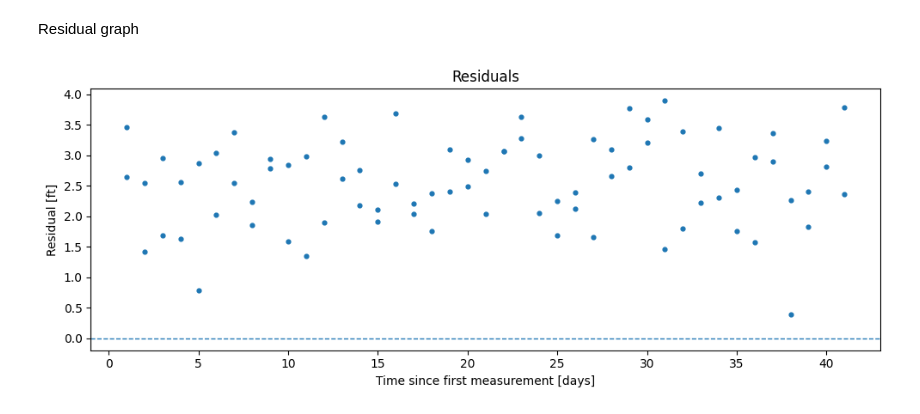
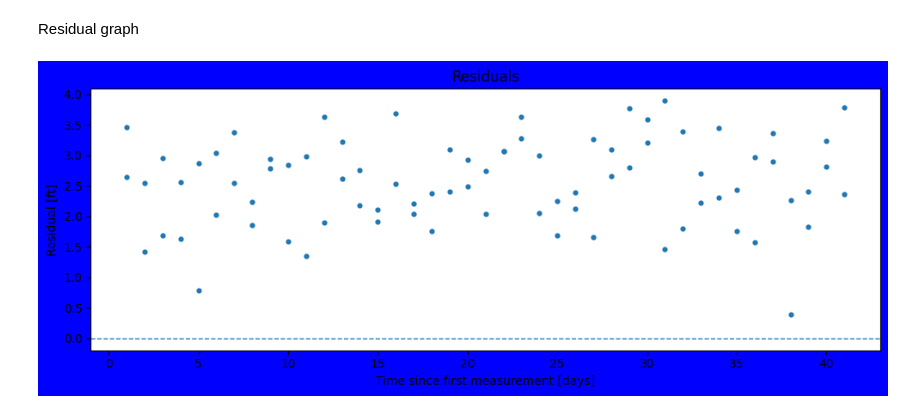
Before and after one commit to PrIceZeng-816/ASTR_19_Project, a Jupyter notebook: Project.ipynb, the cells around one changed output. Cells and saved outputs as stored; diff of their text form; code cells hidden in the pictures.

```diff
--- a/Project.ipynb
+++ b/Project.ipynb
@@ -117,14 +118,14 @@ std_resid = np.std(resid, ddof=1)
 # %% [markdown]
 Residual graph
 # %%
-plt.figure(figsize=(10,4),facecolor="white")
+    plt.figure(figsize=(10,4),facecolor="blue")
 plt.axhline(0, ls="--", lw=1)
 plt.scatter(t_plot_day, resid, s=12)
 plt.xlabel("Time since first measurement [days]")
 plt.ylabel("Residual [ft]")
 plt.title("Residuals")
 plt.tight_layout()
-plt.savefig("Residuals.pdf")
+plt.savefig("Residuals.pdf") # save as pdf
 plt.show()
 # %% [output]
-[figure, old version]
+[figure, new version]
```
Also changed, not shown: parts of 6 cells of this notebook, 5 other files.
